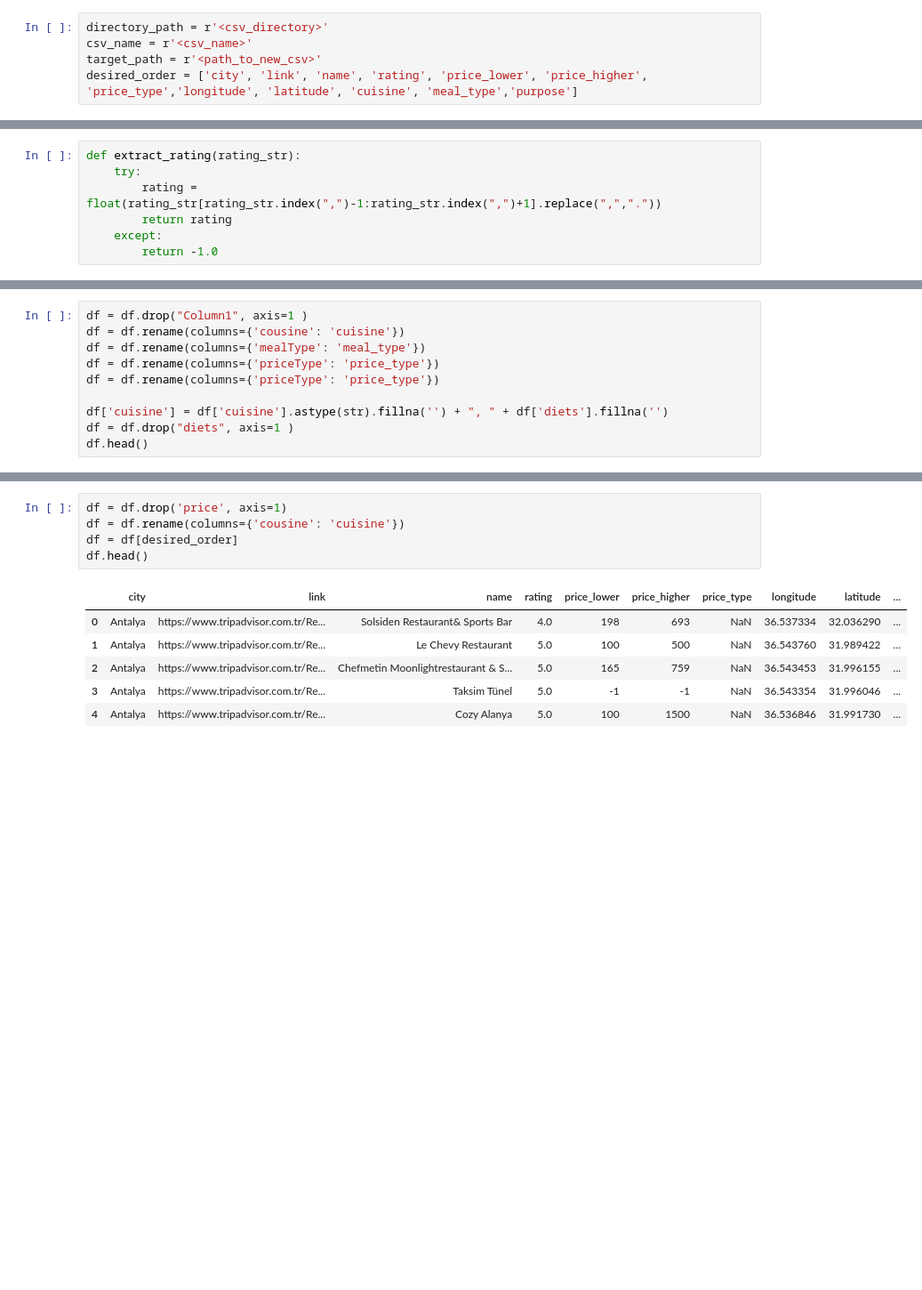
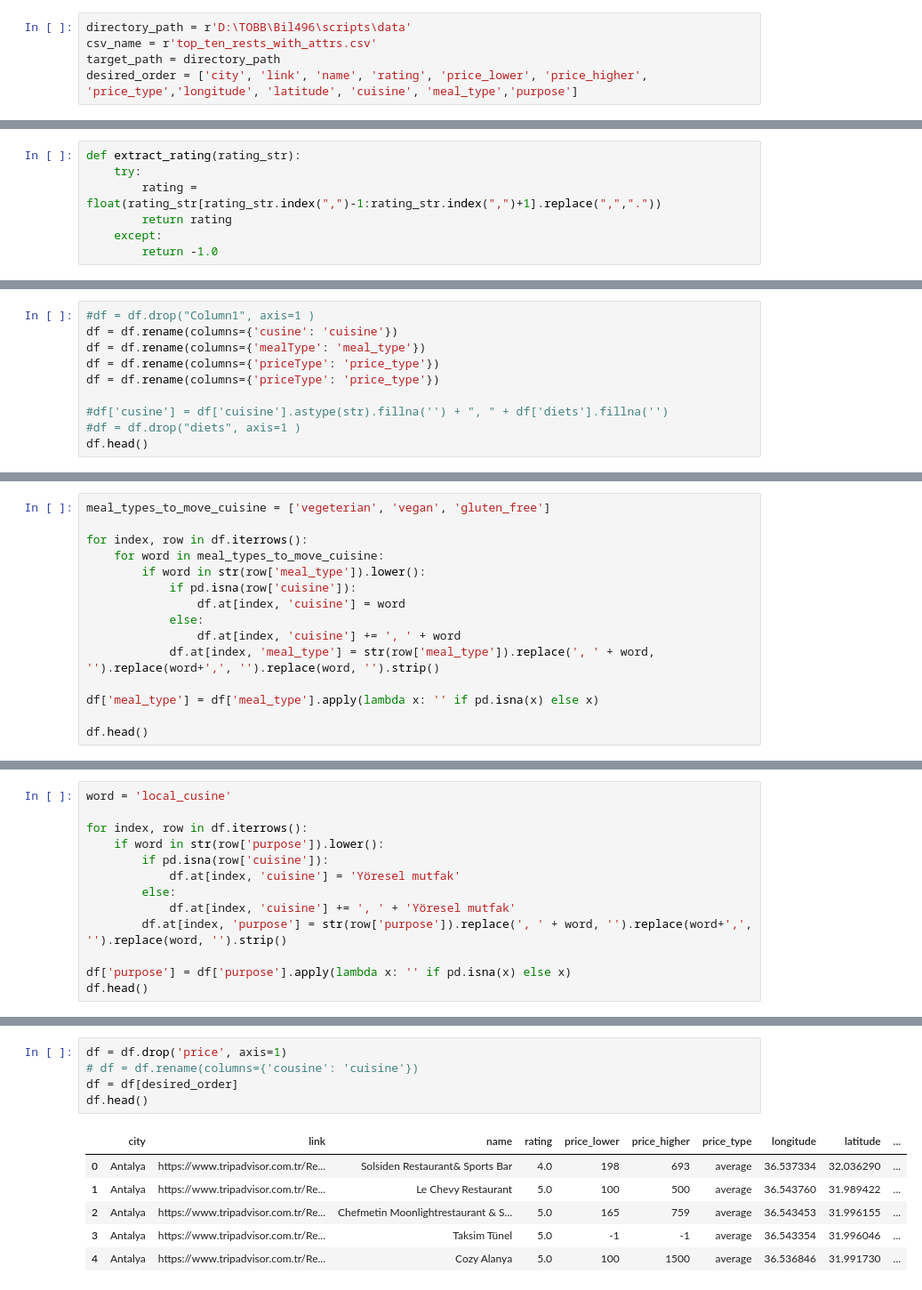
Before and after one commit to KefenGroup/turistomer-server, a Jupyter notebook: src/main/resources/scripts/database/restaurant_csv_preprocess_for_db.ipynb, the cells around one changed output, grey strips where cells are left out. Shown: that part at 89% size. Saved outputs shown, nothing was run; the diff lists cells and outputs as text; blank space fills up the shorter version.

Commit message:
Python scripts updated

```diff
--- a/src/main/resources/scripts/database/restaurant_csv_preprocess_for_db.ipynb
+++ b/src/main/resources/scripts/database/restaurant_csv_preprocess_for_db.ipynb
@@ -2,9 +2,9 @@
 import os
 import pandas as pd
 # %%
-directory_path = r'<csv_directory>'
-csv_name = r'<csv_name>'
-target_path = r'<path_to_new_csv>'
+directory_path = r'D:\TOBB\Bil496\scripts\data'
+csv_name = r'top_ten_rests_with_attrs.csv'
+target_path = directory_path
 desired_order = ['city', 'link', 'name', 'rating', 'price_lower', 'price_higher', 'price_type','longitude', 'latitude', 'cuisine', 'meal_type','purpose']
 # %%
 def extract_prices(price_range_str):
@@ -43,12 +43,12 @@ df.head()
 # %%
-df = df.drop("Column1", axis=1 )
-df = df.rename(columns={'cousine': 'cuisine'})
+#df = df.drop("Column1", axis=1 )
+df = df.rename(columns={'cusine': 'cuisine'})
 df = df.rename(columns={'mealType': 'meal_type'})
 df = df.rename(columns={'priceType': 'price_type'})
 df = df.rename(columns={'priceType': 'price_type'})
 
-df['cuisine'] = df['cuisine'].astype(str).fillna('') + ", " + df['diets'].fillna('')
-df = df.drop("diets", axis=1 )
+#df['cusine'] = df['cuisine'].astype(str).fillna('') + ", " + df['diets'].fillna('')
+#df = df.drop("diets", axis=1 )
 df.head()
 # %% [output]
 |  | link | name | rating | coordinates | city | price | cuisine | meal_type | price_type | purpose |
@@ -89,0 +90,15 @@ df.head()
+# %%
+meal_types_to_move_cuisine = ['vegeterian', 'vegan', 'gluten_free']
+
+for index, row in df.iterrows():
+    for word in meal_types_to_move_cuisine:
+        if word in str(row['meal_type']).lower():
+            if pd.isna(row['cuisine']):
+                df.at[index, 'cuisine'] = word
+            else:
+                df.at[index, 'cuisine'] += ', ' + word
+            df.at[index, 'meal_type'] = str(row['meal_type']).replace(', ' + word, '').replace(word+',', '').replace(word, '').strip()
+
+df['meal_type'] = df['meal_type'].apply(lambda x: '' if pd.isna(x) else x)
+
+df.head()
@@ -89,0 +112,13 @@ df.head()
+# %%
+word = 'local_cusine'
+
+for index, row in df.iterrows():
+    if word in str(row['purpose']).lower():
+        if pd.isna(row['cuisine']):
+            df.at[index, 'cuisine'] = 'Yöresel mutfak'
+        else:
+            df.at[index, 'cuisine'] += ', ' + 'Yöresel mutfak'
+        df.at[index, 'purpose'] = str(row['purpose']).replace(', ' + word, '').replace(word+',', '').replace(word, '').strip()
+
+df['purpose'] = df['purpose'].apply(lambda x: '' if pd.isna(x) else x)
+df.head()
@@ -90,12 +132,12 @@ df.head()
 # %%
 df = df.drop('price', axis=1)
-df = df.rename(columns={'cousine': 'cuisine'})
+# df = df.rename(columns={'cousine': 'cuisine'})
 df = df[desired_order]
 df.head()
 # %% [output]
 |  | city | link | name | rating | price_lower | price_higher | price_type | longitude | latitude | ... |
-| 0 | Antalya | https://www.tripadvisor.com.tr/Re... | Solsiden Restaurant& Sports Bar | 4.0 | 198 | 693 | NaN | 36.537334 | 32.036290 | ... |
-| 1 | Antalya | https://www.tripadvisor.com.tr/Re... | Le Chevy Restaurant | 5.0 | 100 | 500 | NaN | 36.543760 | 31.989422 | ... |
-| 2 | Antalya | https://www.tripadvisor.com.tr/Re... | Chefmetin Moonlightrestaurant & S... | 5.0 | 165 | 759 | NaN | 36.543453 | 31.996155 | ... |
-| 3 | Antalya | https://www.tripadvisor.com.tr/Re... | Taksim Tünel | 5.0 | -1 | -1 | NaN | 36.543354 | 31.996046 | ... |
-| 4 | Antalya | https://www.tripadvisor.com.tr/Re... | Cozy Alanya | 5.0 | 100 | 1500 | NaN | 36.536846 | 31.991730 | ... |
+| 0 | Antalya | https://www.tripadvisor.com.tr/Re... | Solsiden Restaurant& Sports Bar | 4.0 | 198 | 693 | average | 36.537334 | 32.036290 | ... |
+| 1 | Antalya | https://www.tripadvisor.com.tr/Re... | Le Chevy Restaurant | 5.0 | 100 | 500 | average | 36.543760 | 31.989422 | ... |
+| 2 | Antalya | https://www.tripadvisor.com.tr/Re... | Chefmetin Moonlightrestaurant & S... | 5.0 | 165 | 759 | average | 36.543453 | 31.996155 | ... |
+| 3 | Antalya | https://www.tripadvisor.com.tr/Re... | Taksim Tünel | 5.0 | -1 | -1 | average | 36.543354 | 31.996046 | ... |
+| 4 | Antalya | https://www.tripadvisor.com.tr/Re... | Cozy Alanya | 5.0 | 100 | 1500 | average | 36.536846 | 31.991730 | ... |
```
Also changed, not shown: parts of 17 cells of this notebook, 3 other files.
